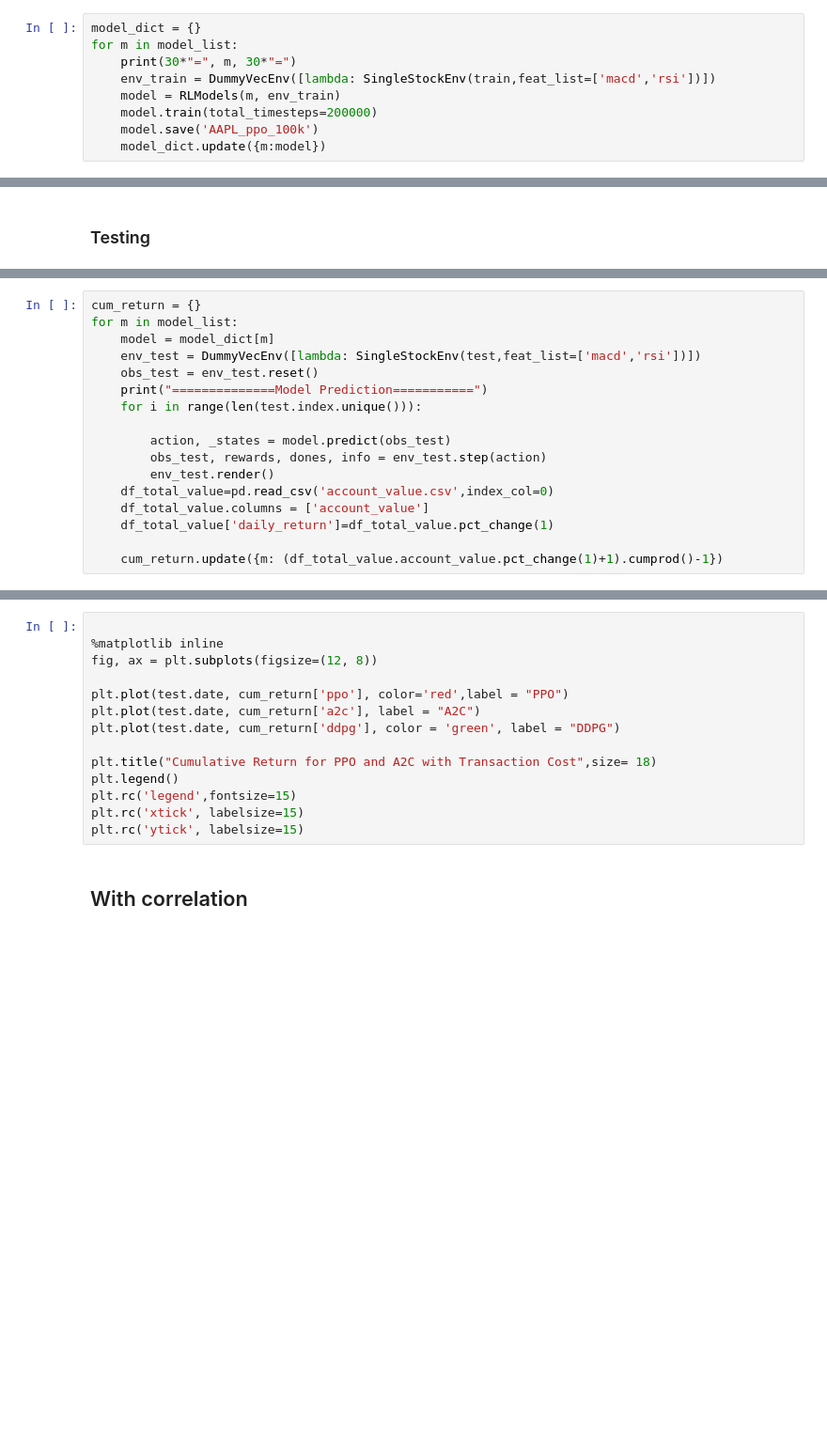
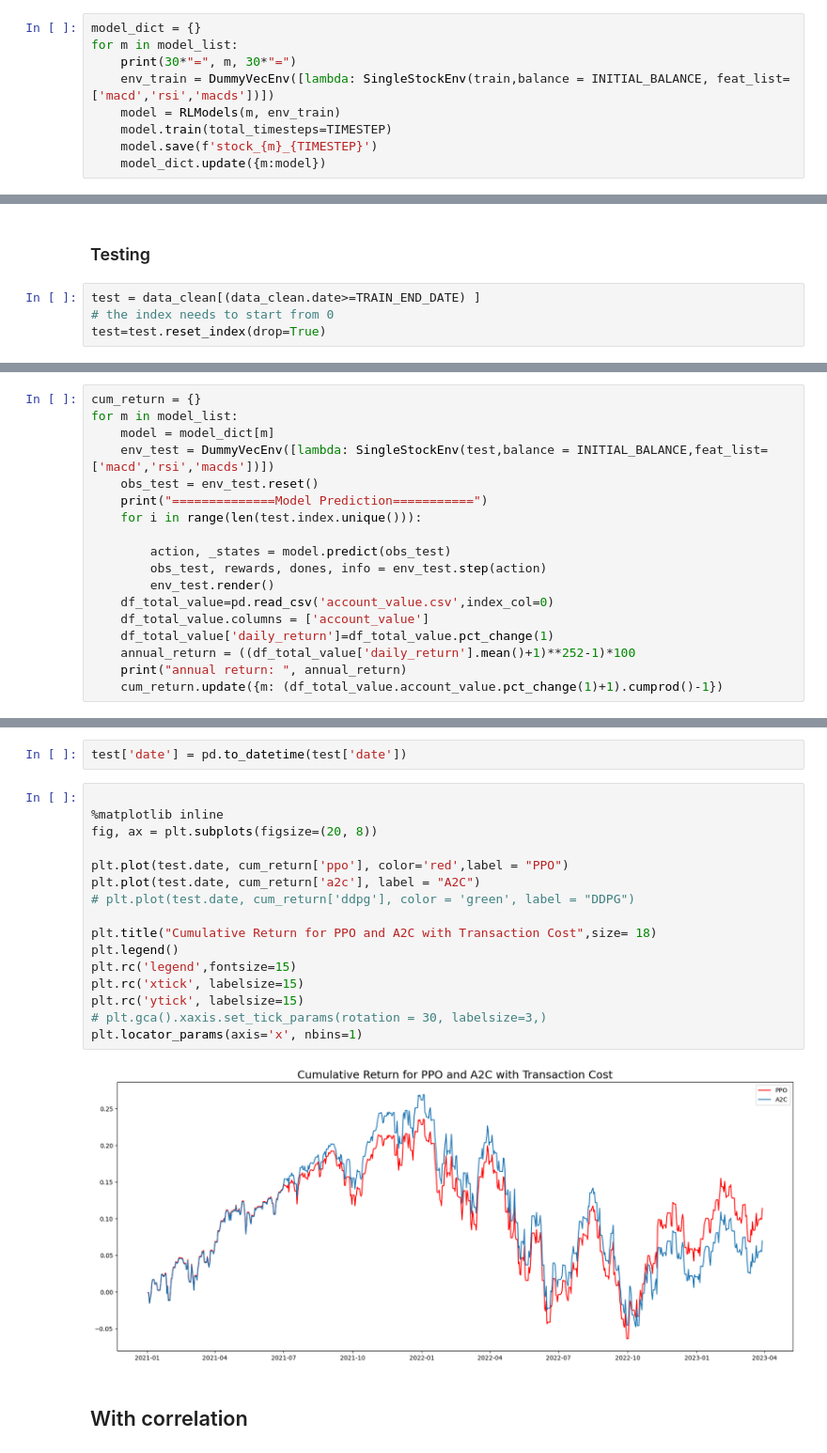
Before and after one commit to siddhi47/rl-project, a Jupyter notebook: notebooks/single-stock.ipynb, the cells around one changed output, grey strips where cells are left out. Shown at 94% size. Cells and saved outputs as stored; diff of their text form; blank space fills up the shorter version.

```diff
--- a/notebooks/single-stock.ipynb
+++ b/notebooks/single-stock.ipynb
@@ -80,9 +55,9 @@ model_list = ['ddpg','ppo','a2c']
 model_dict = {}
 for m in model_list:
     print(30*"=", m, 30*"=")
-    env_train = DummyVecEnv([lambda: SingleStockEnv(train,feat_list=['macd','rsi'])])
+    env_train = DummyVecEnv([lambda: SingleStockEnv(train,balance = INITIAL_BALANCE, feat_list=['macd','rsi','macds'])])
     model = RLModels(m, env_train)
-    model.train(total_timesteps=200000)
-    model.save('AAPL_ppo_100k')
+    model.train(total_timesteps=TIMESTEP)
+    model.save(f'stock_{m}_{TIMESTEP}')
     model_dict.update({m:model})
 # %% [output]
@@ -110,5 +81,9 @@ test=test.reset_index(drop=True)
 # %% [markdown]
 ### Testing
+# %%
+test = data_clean[(data_clean.date>=TRAIN_END_DATE) ]
+# the index needs to start from 0
+test=test.reset_index(drop=True)
 # %%
 def get_DRL_sharpe():
     df_total_value=pd.read_csv('account_value.csv',index_col=0)
@@ -125,7 +101,7 @@ def get_DRL_sharpe():
 cum_return = {}
 for m in model_list:
     model = model_dict[m]
-    env_test = DummyVecEnv([lambda: SingleStockEnv(test,feat_list=['macd','rsi'])])
+    env_test = DummyVecEnv([lambda: SingleStockEnv(test,balance = INITIAL_BALANCE,feat_list=['macd','rsi','macds'])])
     obs_test = env_test.reset()
     print("==============Model Prediction===========")
     for i in range(len(test.index.unique())):
@@ -136,5 +112,6 @@ for m in model_list:
     df_total_value=pd.read_csv('account_value.csv',index_col=0)
     df_total_value.columns = ['account_value']
     df_total_value['daily_return']=df_total_value.pct_change(1)
-
+    annual_return = ((df_total_value['daily_return'].mean()+1)**252-1)*100
+    print("annual return: ", annual_return)
     cum_return.update({m: (df_total_value.account_value.pct_change(1)+1).cumprod()-1})
@@ -141,17 +137,23 @@ for m in model_list:
+# %%
+test['date'] = pd.to_datetime(test['date'])
 # %%
 
 %matplotlib inline
-fig, ax = plt.subplots(figsize=(12, 8))
+fig, ax = plt.subplots(figsize=(20, 8))
 
 plt.plot(test.date, cum_return['ppo'], color='red',label = "PPO")
 plt.plot(test.date, cum_return['a2c'], label = "A2C")
-plt.plot(test.date, cum_return['ddpg'], color = 'green', label = "DDPG")
+# plt.plot(test.date, cum_return['ddpg'], color = 'green', label = "DDPG")
 
 plt.title("Cumulative Return for PPO and A2C with Transaction Cost",size= 18)
 plt.legend()
 plt.rc('legend',fontsize=15)
 plt.rc('xtick', labelsize=15)
 plt.rc('ytick', labelsize=15)
+# plt.gca().xaxis.set_tick_params(rotation = 30, labelsize=3,)
+plt.locator_params(axis='x', nbins=1)
+# %% [output]
+[figure, added]
 # %% [markdown]
 ## With correlation
 # %%
```
Also changed, not shown: parts of 25 cells of this notebook, 1 other file.
